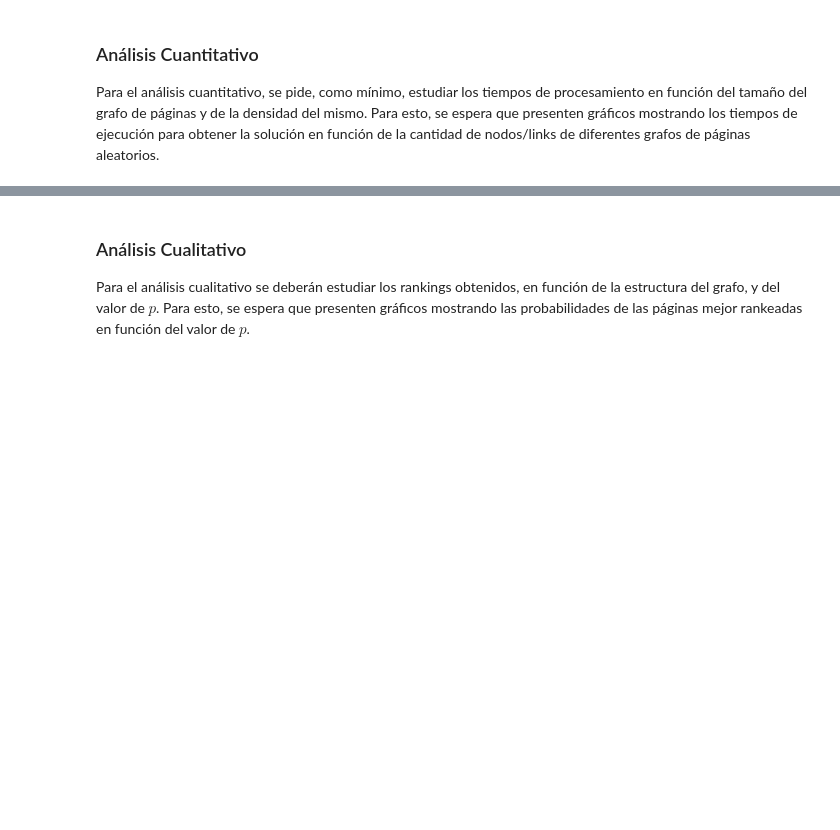
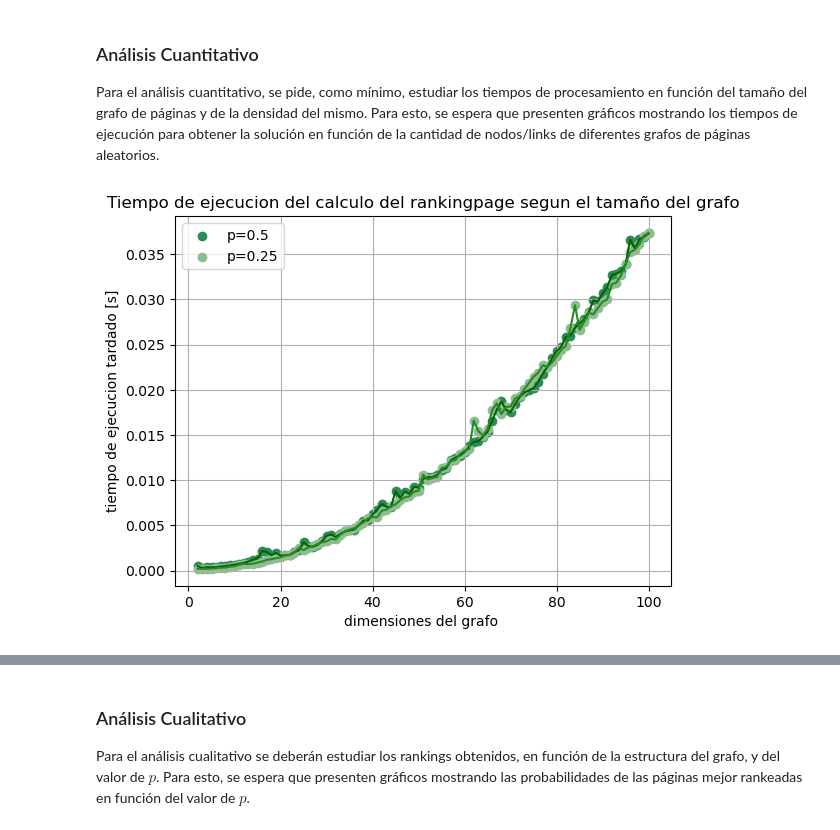
Before and after one commit to NadinaMaia/ALC_tp1, a Jupyter notebook: template-alumnos/template-alumnos/grupo_XX_TP1.ipynb, the cells around one changed output, grey strips where cells are left out. Drawn from its saved outputs; the diff is of its cells as text; code cells hidden in the pictures; blank space fills up the shorter version.

```diff
--- a/template-alumnos/template-alumnos/grupo_XX_TP1.ipynb
+++ b/template-alumnos/template-alumnos/grupo_XX_TP1.ipynb
@@ -77,3 +68,7 @@ Sobre los casos de test que se encuentran en el folder `tests`, se pide realizar
 ### Análisis Cuantitativo
 
 Para el análisis cuantitativo, se pide, como mínimo, estudiar los tiempos de procesamiento en función del tamaño del grafo de páginas y de la densidad del mismo. Para esto, se espera que presenten gráficos mostrando los tiempos de ejecución para obtener la solución en función de la cantidad de nodos/links de diferentes grafos de páginas aleatorios.
+# %%
+graf_tiempo_tamaño()
+# %% [output]
+[figure, added]
```
Also changed, not shown: parts of 2 cells of this notebook, 1 other file.
